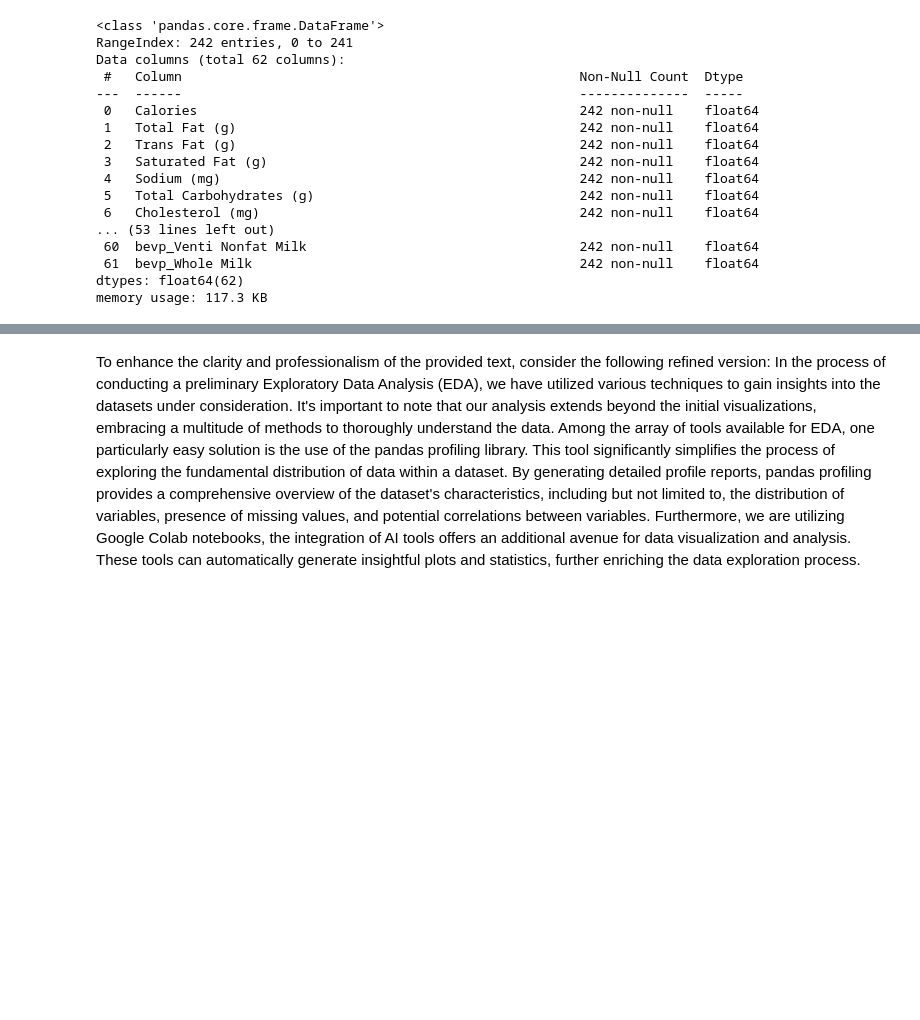
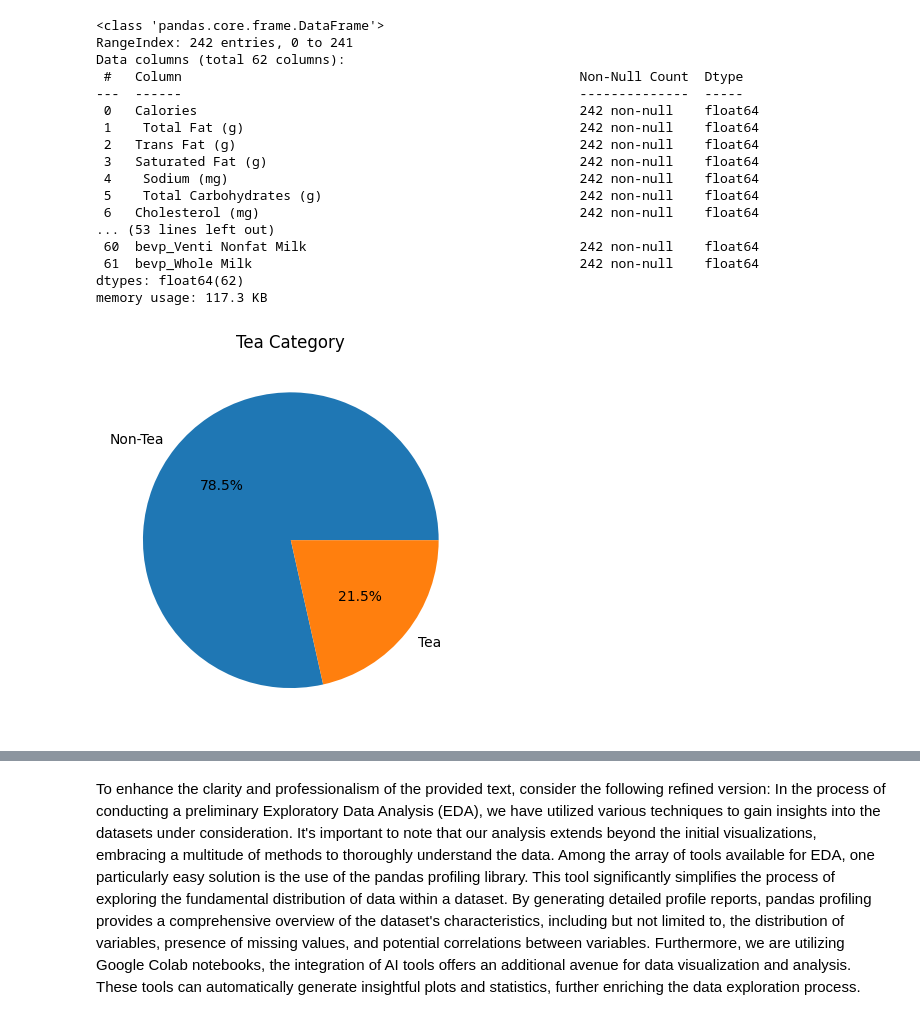
Before and after one commit to lohithready/ihub-iiith, a Jupyter notebook: AIML_III_Module_2_project_2024(Lohith's).ipynb, the cells around one changed output, grey strips where cells are left out. Drawn from its saved outputs; the diff is of its cells as text; code cells hidden in the pictures; blank space fills up the shorter version.

```diff
--- a/AIML_III_Module_2_project_2024(Lohith's).ipynb
+++ b/AIML_III_Module_2_project_2024(Lohith's).ipynb
@@ -271,5 +271,5 @@ Saving star_nutri_expanded.csv to star_nutri_expanded (1).csv
 # %%
-data = pd.read_csv("star_nutri_expanded.csv")
+data = pd.read_csv('starbucks_drinkMenu_expanded.csv')
 # %%
 data.head()
 # %% [output]
@@ -355,7 +364,7 @@ data = onehot_encode(
 
 data = data.replace({True: 1, False: 0})
 # %%
-data = data.applymap(lambda x: np.float64(str(x).replace('%', '')))
+data = data.map(lambda x: np.float64(str(x).replace('%', '')))
 # %%
 data.head()
 # %% [output]
@@ -389,4 +398,9 @@ memory usage: 117.3 KB
 # %%
 ## to do
 
 # Create a pie chart of the 'Tea' column also write your observation form the plot
+plt.pie(data['Tea'].value_counts(), labels=["Non-Tea", "Tea"], autopct='%1.1f%%')
+plt.title('Tea Category')
+plt.show()
+# %% [output]
+[figure, added]
```
Also changed, not shown: parts of 8 cells of this notebook.
